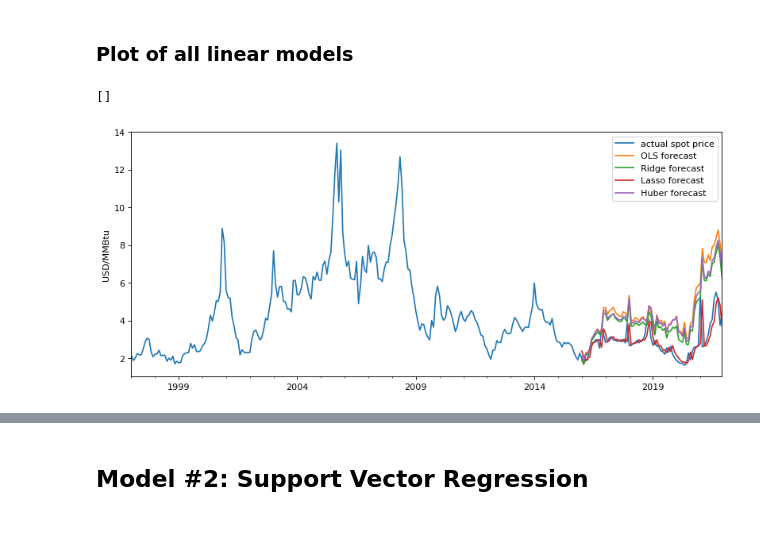
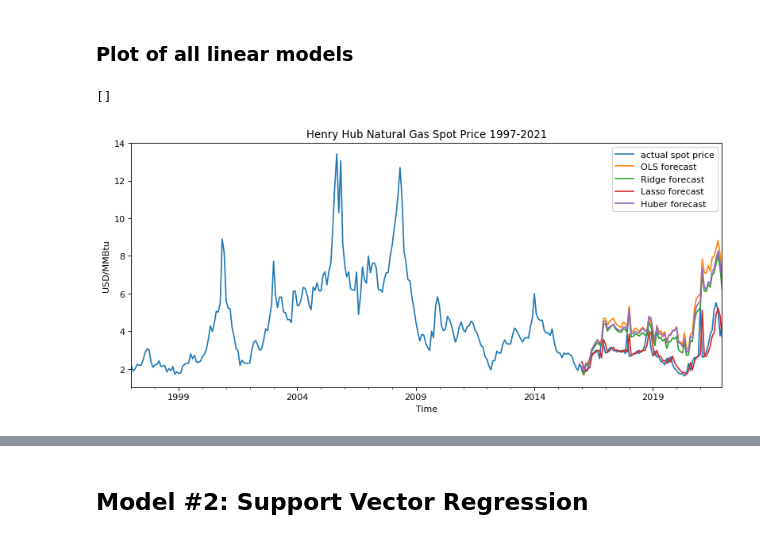
Before and after one commit to yahanxu/Team-2, a Jupyter notebook: Henry Hub price forecast code.ipynb, the cells around one changed output, grey strips where cells are left out. Cells and saved outputs as stored; diff of their text form; code cells hidden in the pictures.

```diff
--- a/Henry Hub price forecast code.ipynb
+++ b/Henry Hub price forecast code.ipynb
@@ -323,20 +327,17 @@ RMSE test: 1.7602207745641039
 # %% [markdown]
 ### Plot of all linear models
 # %%
-X_all, y_all = df_norm[features], df_norm['next_month_HH_spot_price']
-#y_ols_pred = pd.DataFrame(model_ols.predict(X_all), index=y_all.index)
-#y_ridge_pred = pd.DataFrame(model_ridge.predict(X_all), index=y_all.index)
-#y_lasso_pred = pd.DataFrame(model_lasso.predict(X_all), index=y_all.index)
-
 fig, ax = plt.subplots(figsize=(12,5))
 y_all.plot(ax=ax, label='actual spot price')
 linear_models_data = [y_ols_pred_test, y_ridge_pred_test, y_lasso_pred_test, y_huber_pred_test]
 for linear_model in linear_models_data:
     linear_model.plot(ax=ax)
 plt.ylabel('USD/MMBtu')
+plt.xlabel('Time')
+plt.title('Henry Hub Natural Gas Spot Price 1997-2021')
 plt.legend()
-plt.savefig('linear_models.pdf', bbox_inches='tight')
+#plt.savefig('linear_models.jpg', bbox_inches='tight')
 plt.plot()
 # %% [output]
 []
-[figure, old version]
+[figure, new version]
```
Also changed, not shown: parts of 28 cells of this notebook.
